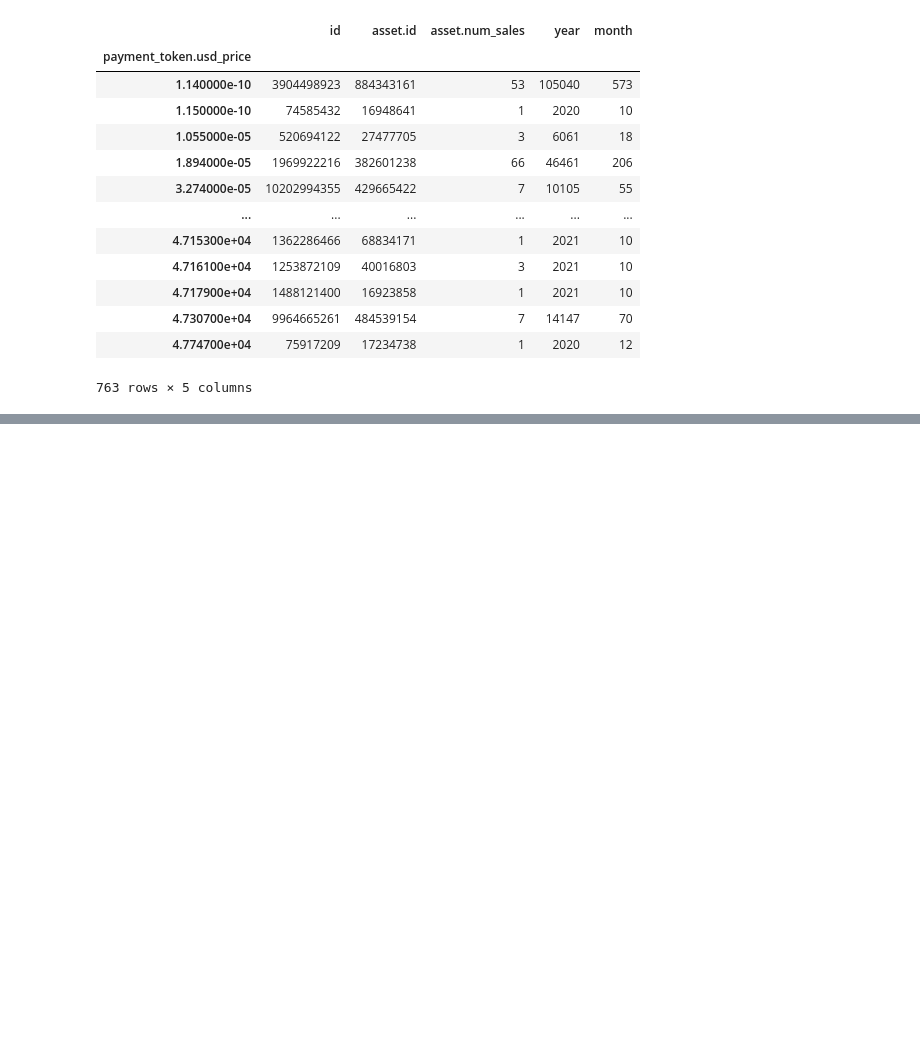
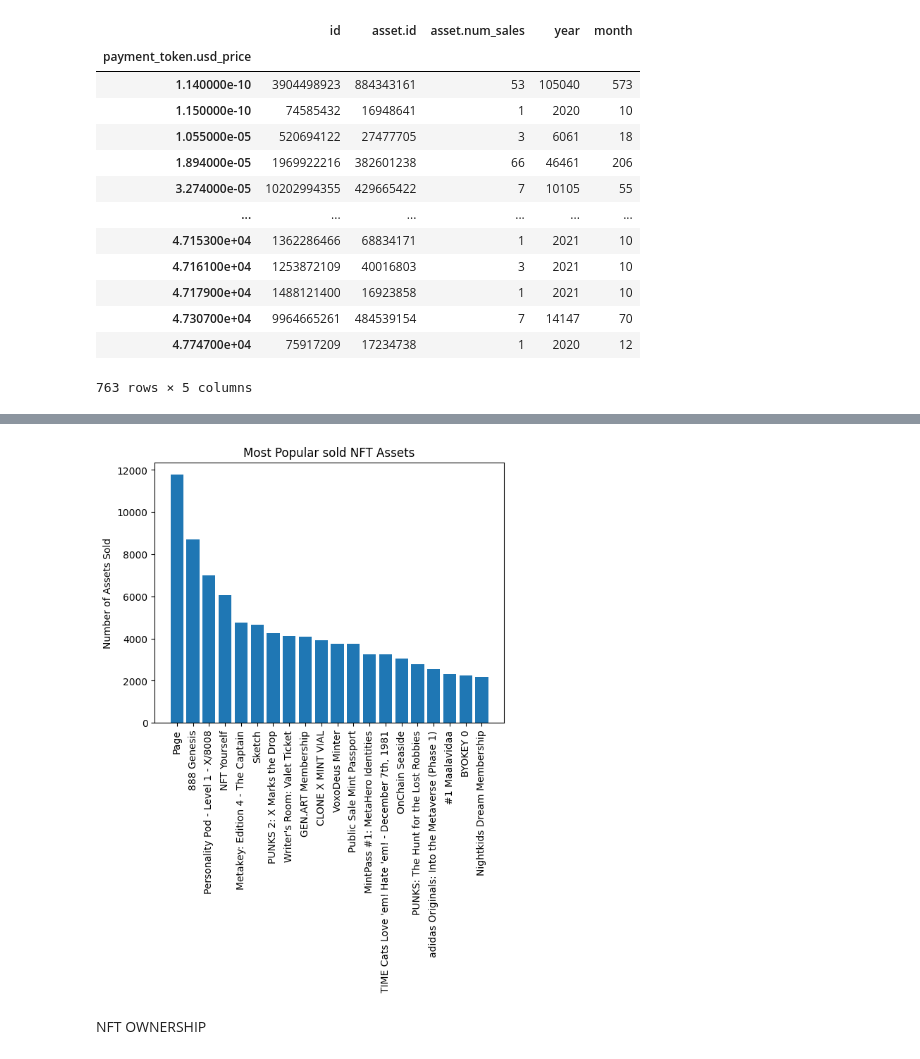
Before and after one commit to datakiptoo/Opensea, a Jupyter notebook: nft.ipynb, the cells around one changed output, grey strips where cells are left out. Saved outputs shown, nothing was run; the diff lists cells and outputs as text; code cells hidden in the pictures; blank space fills up the shorter version.

```diff
--- a/nft.ipynb
+++ b/nft.ipynb
@@ -875,0 +937,3 @@ df.groupby('payment_token.usd_price').sum()
+# %%
+assetname_counts=assetname_counts.to_frame()#convert data into dataframe
+assetname_counts
@@ -875,0 +955,3 @@ df.groupby('payment_token.usd_price').sum()
+# %%
+assetname_counts=assetname_counts.rename(columns={0:'count'})#Change name of count from 0 to count
+assetname_counts
@@ -875,0 +973,3 @@ df.groupby('payment_token.usd_price').sum()
+# %%
+assetname_counts=assetname_counts.sort_values(by='count',ascending=False)#sort values in descending form
+assetname_counts.head(20)
@@ -875,0 +999,3 @@ df.groupby('payment_token.usd_price').sum()
+# %%
+assetname_counts=assetname_counts[assetname_counts.index != 'unknown']
+assetname_counts
@@ -875,0 +1017,12 @@ df.groupby('payment_token.usd_price').sum()
+# %%
+#Most Common Assets
+fig,ax=plt.subplots()
+ax.bar(assetname_counts.index[:20],assetname_counts['count'][:20])
+ax.set_title('Most Popular sold NFT Assets')
+ax.set_ylabel('Number of Assets Sold')
+ax.set_xticklabels(labels=assetname_counts[:20].index,rotation=90)
+plt.show()
+# %% [output]
+[figure, added]
+# %% [markdown]
+NFT OWNERSHIP
```
Also changed, not shown: parts of 25 cells of this notebook.
